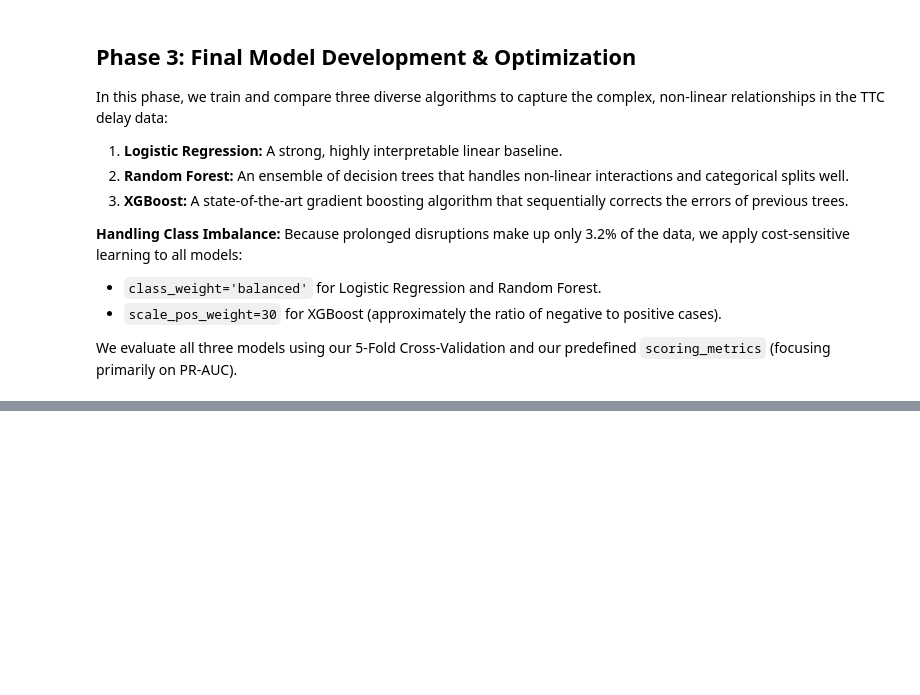
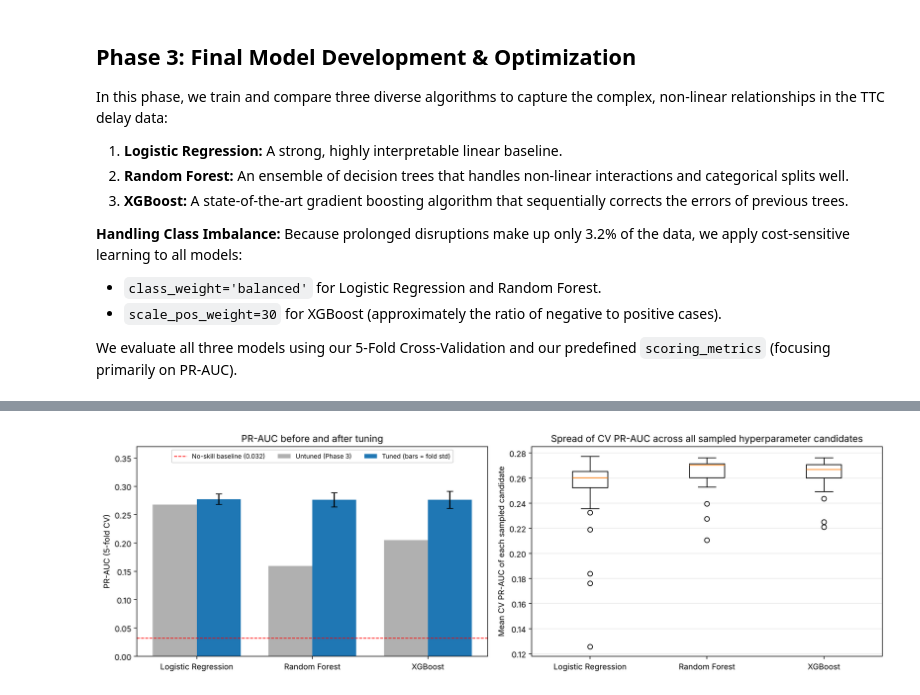
Before and after one commit to azahra4/TTC_EDA_Project, a Jupyter notebook: TTC_Delay_Modeling.ipynb, the cells around one changed output, grey strips where cells are left out. Saved outputs shown, nothing was run; the diff lists cells and outputs as text; code cells hidden in the pictures; blank space fills up the shorter version.

```diff
--- a/TTC_Delay_Modeling.ipynb
+++ b/TTC_Delay_Modeling.ipynb
@@ -460,0 +716,37 @@ The dataset contains extreme outliers (e.g., a 716-minute delay). While we kept
+# %%
+rows = []
+for name, search in searches.items():
+    r, i = search.cv_results_, search.best_index_
+    rows.append({
+        "Model": name,
+        "Untuned PR-AUC (Phase 3)": results_df.loc[name, "PR-AUC (Mean)"],
+        "Tuned PR-AUC (CV mean)": r["mean_test_pr_auc"][i],
+        "Fold std": r["std_test_pr_auc"][i],
+        "Train PR-AUC": r["mean_train_pr_auc"][i],
+        "Train - CV gap": r["mean_train_pr_auc"][i] - r["mean_test_pr_auc"][i],
+        "Tuned ROC-AUC": r["mean_test_roc_auc"][i],
+        "Tuned Brier": -r["mean_test_neg_brier"][i],
+    })
+tuning_df = pd.DataFrame(rows).set_index("Model")
+display(tuning_df.round(4))
+
+fig, axes = plt.subplots(1, 2, figsize=(14, 4.5))
+
+# Left: before vs after tuning
+x = np.arange(len(tuning_df)); w = 0.38
+axes[0].bar(x - w/2, tuning_df["Untuned PR-AUC (Phase 3)"], w, label="Untuned (Phase 3)", color="#b0b0b0")
+axes[0].bar(x + w/2, tuning_df["Tuned PR-AUC (CV mean)"], w, yerr=tuning_df["Fold std"],
+            capsize=4, label="Tuned (bars = fold std)", color="#1f77b4")
+axes[0].axhline(y_train.mean(), color="red", ls="--", lw=1, label=f"No-skill baseline ({y_train.mean():.3f})")
+axes[0].set_xticks(x); axes[0].set_xticklabels(tuning_df.index)
+axes[0].set_ylabel("PR-AUC (5-fold CV)"); axes[0].set_title("PR-AUC before and after tuning")
+axes[0].set_ylim(0, 0.37); axes[0].legend(loc="upper center", ncol=3, fontsize=8)
+
+# Right: how sensitive each model is to its hyperparameters
+axes[1].boxplot([searches[n].cv_results_["mean_test_pr_auc"] for n in searches])
+axes[1].set_xticks(range(1, len(searches) + 1)); axes[1].set_xticklabels(list(searches))
+axes[1].set_ylabel("Mean CV PR-AUC of each sampled candidate")
+axes[1].set_title("Spread of CV PR-AUC across all sampled hyperparameter candidates")
+axes[1].grid(axis="y", alpha=0.3)
+plt.tight_layout(); plt.show()
+# %% [output]
@@ -460,0 +758 @@ The dataset contains extreme outliers (e.g., a 716-minute delay). While we kept
+[figure, added]
```
Also changed, not shown: parts of 40 cells of this notebook, 2 other files.
